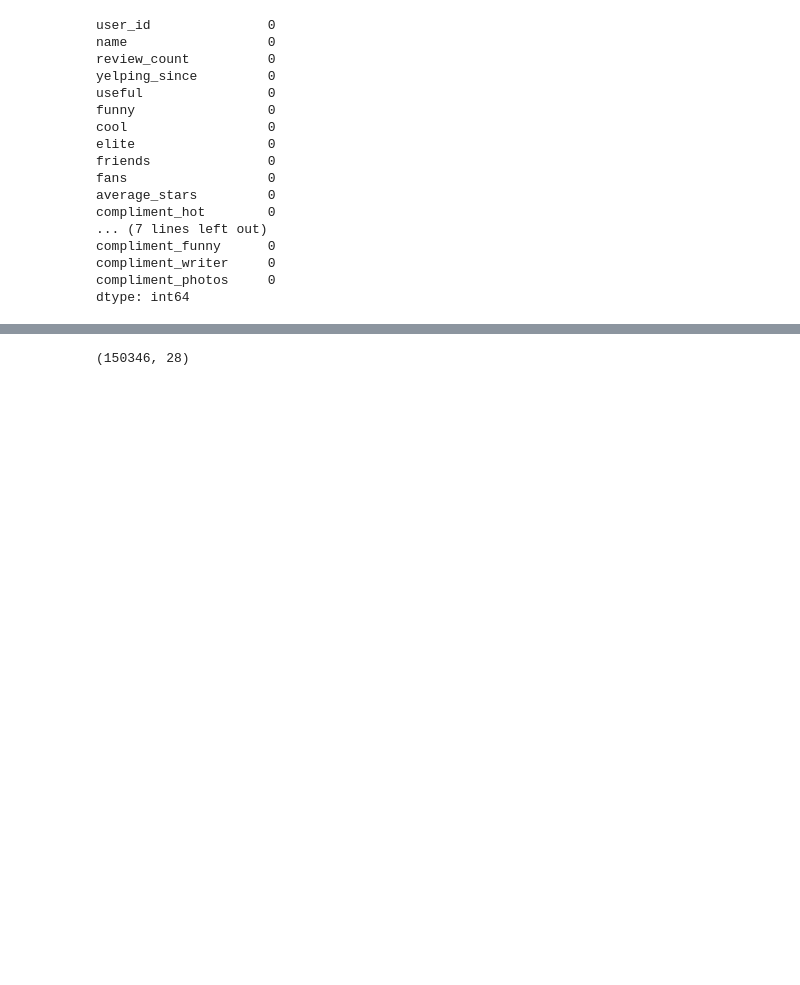
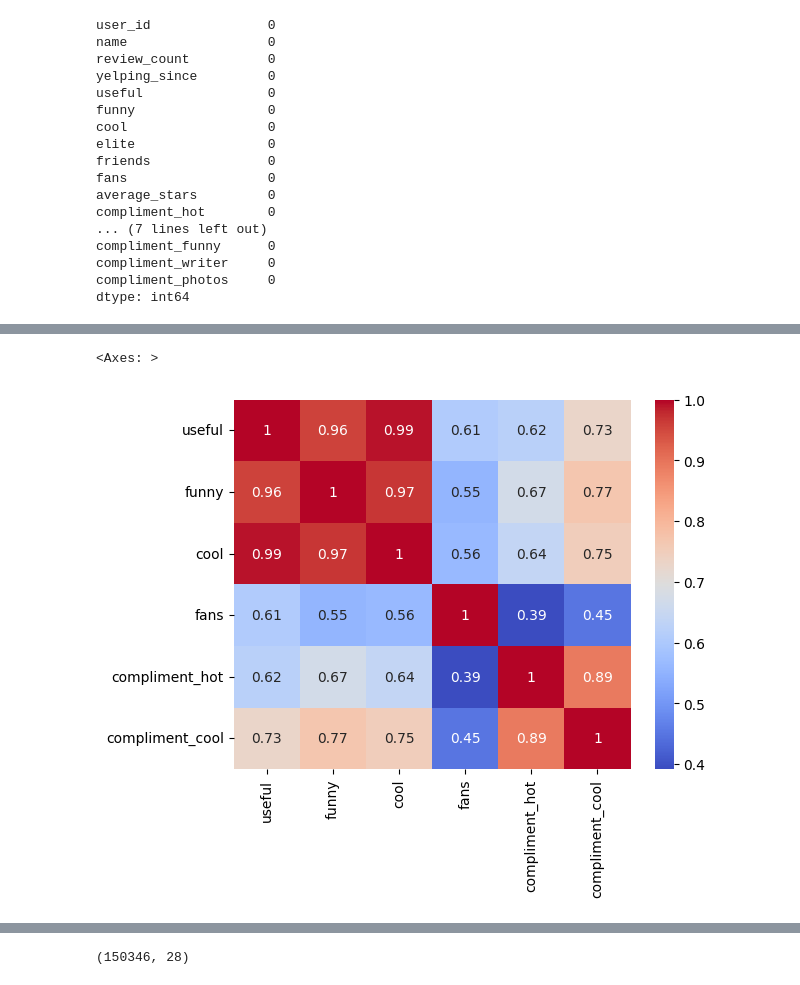
Before and after one commit to LauchaLogico/Proyecto_Final, a Jupyter notebook: eda_users.ipynb, the cells around one changed output, grey strips where cells are left out. Drawn from its saved outputs; the diff is of its cells as text; code cells hidden in the pictures; blank space fills up the shorter version.

```diff
--- a/eda_users.ipynb
+++ b/eda_users.ipynb
@@ -73,0 +94,6 @@ dtype: int64
+# %%
+#Correlación entre useful, funny, cool y compliment_* (Mapa de calor)
+sns.heatmap(df_user[['useful', 'funny', 'cool', 'fans', 'compliment_hot', 'compliment_cool']].corr(), annot=True, cmap='coolwarm')
+# %% [output]
+<Axes: >
+[figure, added]
```
Also changed, not shown: parts of 16 cells of this notebook.
